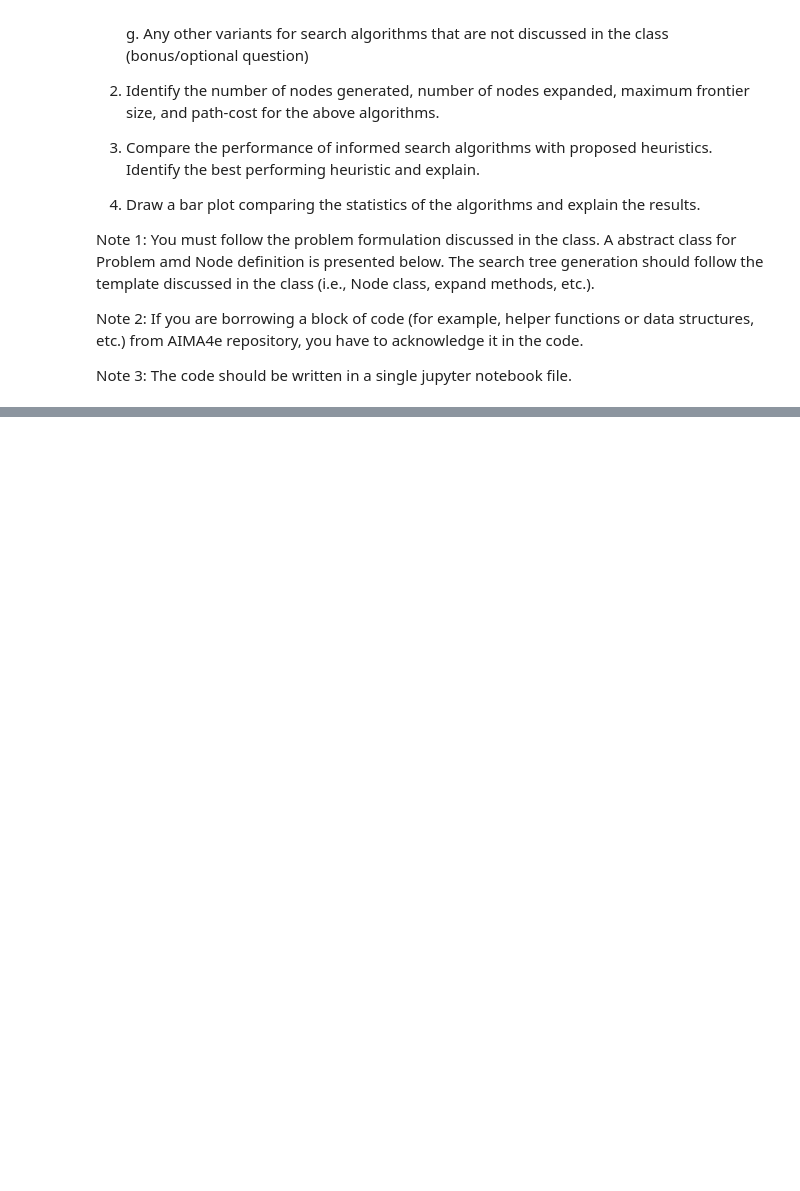
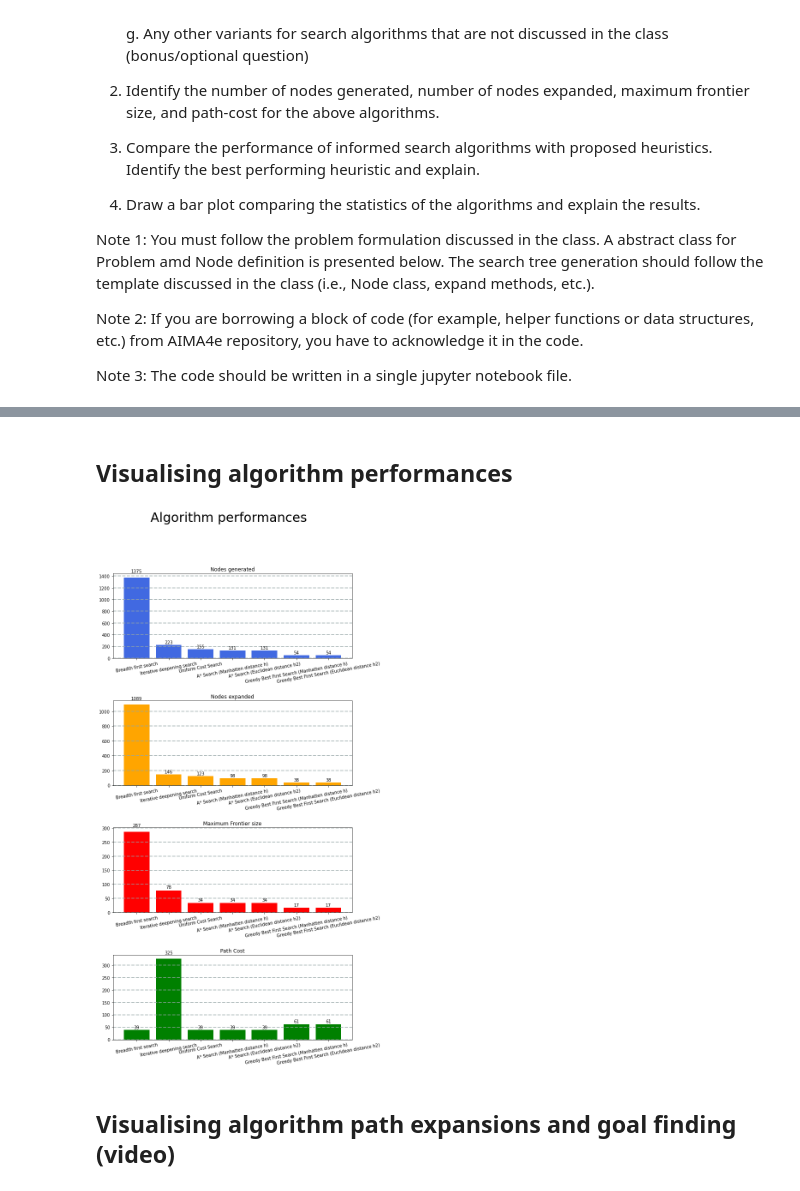
Before and after one commit to AntheaJFW/it5005-assignment-1-grp-39, a Jupyter notebook: Assignment 1 Q1-1.ipynb, the cells around one changed output, grey strips where cells are left out. Drawn from its saved outputs; the diff is of its cells as text; code cells hidden in the pictures; blank space fills up the shorter version.

```diff
--- a/Assignment 1 Q1-1.ipynb
+++ b/Assignment 1 Q1-1.ipynb
@@ -626,0 +825,48 @@ True
+# %% [markdown]
+## Visualising algorithm performances
+# %%
+table_t = [[] for i in range(len(table[0]))]
+for idx, row in enumerate(table):
+    for idy, col in enumerate(row):
+        table_t[idy].append(col)
+# %%
+import matplotlib.pyplot as plt
+fig, (ax1, ax2, ax3, ax4) = plt.subplots(4, 1, figsize=(10,20))
+
+fig.suptitle('Algorithm performances', fontsize=30)
+
+
+def autolabel(ax, rects):
+    """
+    Attach a text label above each bar displaying its height
+    """
+    for rect in rects:
+        height = rect.get_height()
+        ax.text(rect.get_x() + rect.get_width()/2., 1.05*height,
+                '%d' % int(height),
+                ha='center', va='bottom')
+
+def plot_subplots(ax: plt.Axes, row:int, color:str):
+    entries = len(table_t[0]) - 1
+    ind = list(range(entries))
+    algorithms = table_t[0][1:]
+
+    ax.set_title(table_t[row][0])
+    bar = ax.bar(range(entries), table_t[row][1:], color=color)
+    ax.set_xticks(range(entries))
+    ax.set_xticklabels(algorithms, rotation=10)
+    ax.grid(color='#95a5a6', linestyle='--', linewidth='2', axis='y', alpha=0.7)
+    autolabel(ax, bar)
+
+plot_subplots(ax1, 1, 'royalblue')
+plot_subplots(ax2, 2, 'orange')
+plot_subplots(ax3, 3, 'red')
+plot_subplots(ax4, 4, 'green')
+plt.subplots_adjust(hspace=0.5)
+
+plt.savefig('performances.jpg')
+plt.show()
+# %% [output]
+[figure, added]
+# %% [markdown]
+## Visualising algorithm path expansions and goal finding (video)
```
Also changed, not shown: parts of 90 cells of this notebook, 1 other file.
